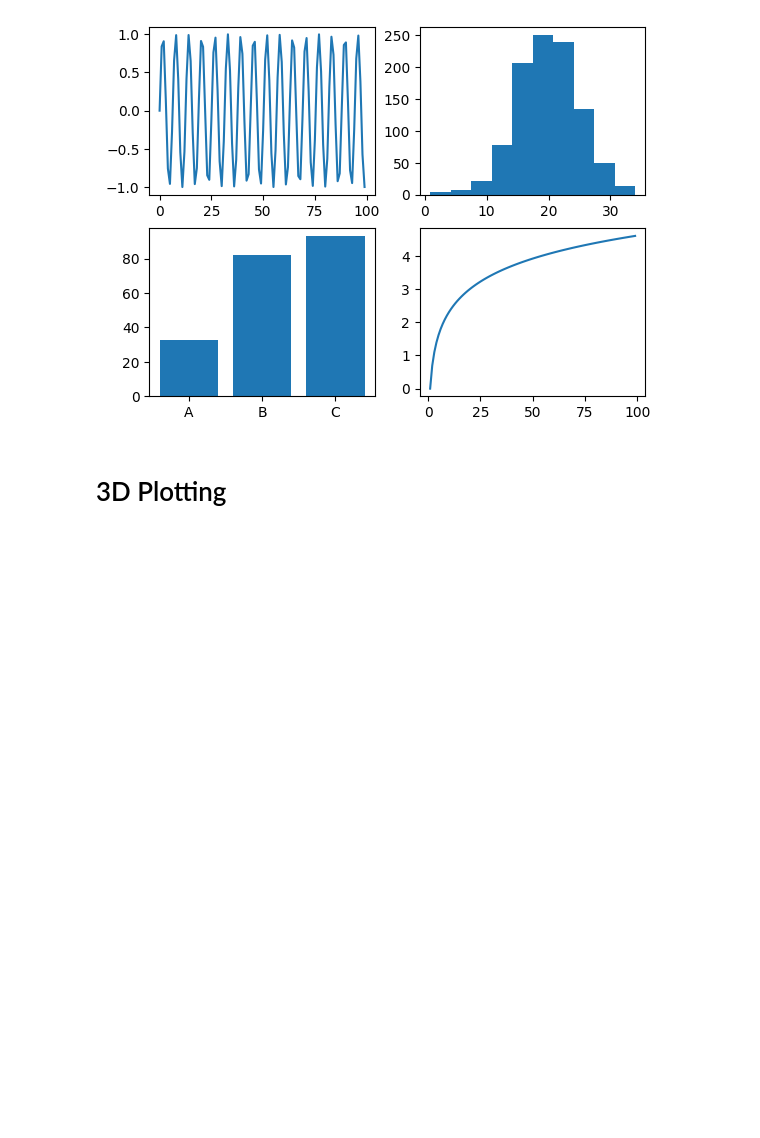
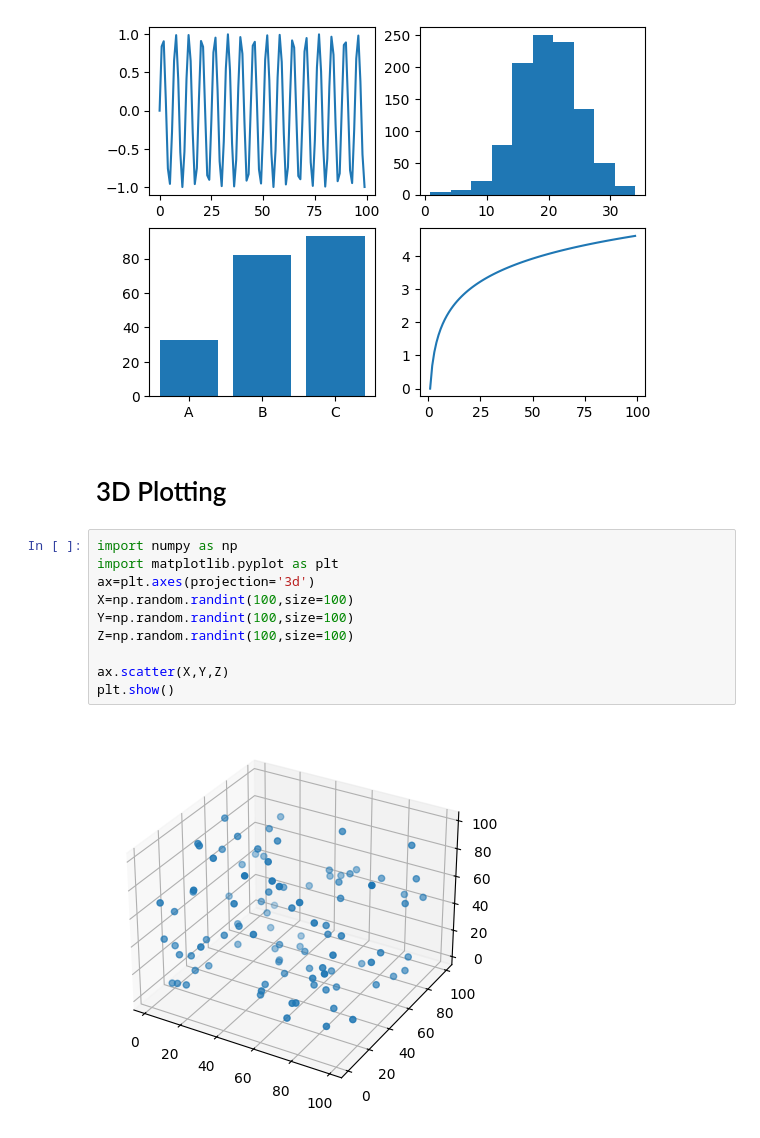
Before and after one commit to 24f3003058/Machine-Learning-Practice, a Jupyter notebook: Matplotlib.ipynb, the cells around one changed output. Saved outputs shown, nothing was run; the diff lists cells and outputs as text; blank space fills up the shorter version.

Commit message:
Matplotlib

```diff
--- a/Matplotlib.ipynb
+++ b/Matplotlib.ipynb
@@ -169,3 +169,15 @@ plt.show()
 [figure]
 # %% [markdown]
 # 3D Plotting
+# %%
+import numpy as np
+import matplotlib.pyplot as plt
+ax=plt.axes(projection='3d')
+X=np.random.randint(100,size=100)
+Y=np.random.randint(100,size=100)
+Z=np.random.randint(100,size=100)
+
+ax.scatter(X,Y,Z)
+plt.show()
+# %% [output]
+[figure, added]
```
Also changed, not shown: parts of 2 cells of this notebook.
